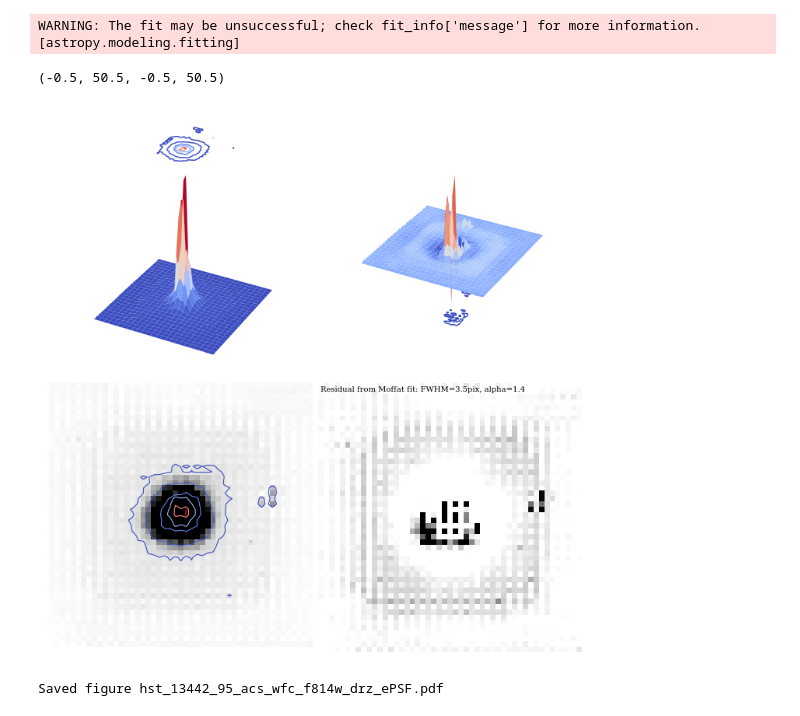
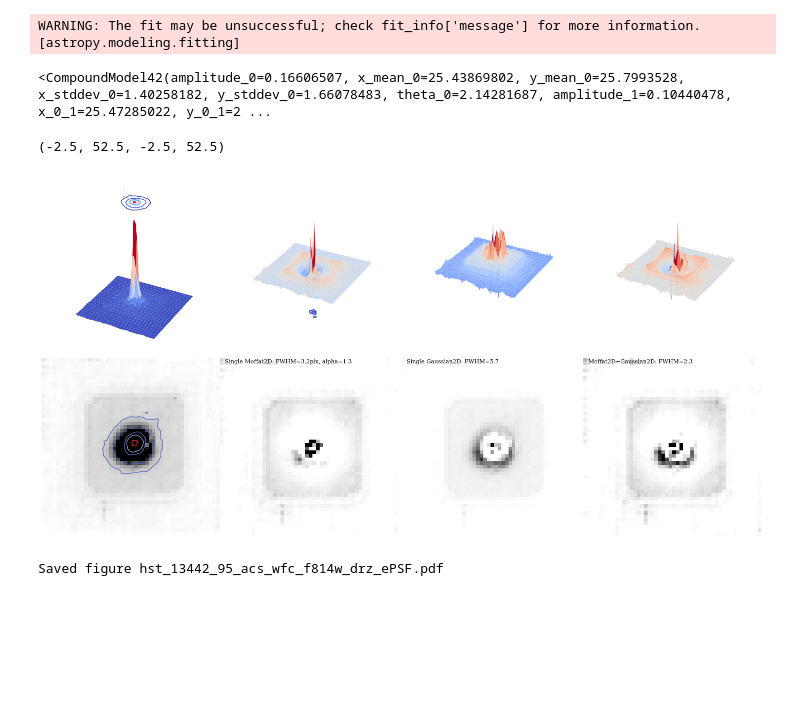
Before and after one commit to iskren-y-g/SB, a Jupyter notebook: psf_phot.ipynb, the cells around one changed output. Drawn from its saved outputs; the diff is of its cells as text; code cells hidden in the pictures; blank space fills up the shorter version.

```diff
--- a/psf_phot.ipynb
+++ b/psf_phot.ipynb
@@ -251,7 +243,7 @@ ePSF_stars_tbl.write('{:}_ePSF_stars.dat'.format(filename), format='ascii', over
 # %%
 # The extract_stars() function requires the input data as an NDData object.
 from astropy.nddata import NDData
-nddata = NDData(data=data-bkg_img)
+nddata = NDData(data=(data-bkg_img))
 
 # Extract the pixel cutouts of the selected stars:
 
@@ -272,14 +264,14 @@ from astropy.modeling.fitting import SLSQPLSQFitter,SimplexLSQFitter
 
 new_fitter = EPSFFitter(fit_boxsize=9) #,fitter=SLSQPLSQFitter())
 
-epsf_builder = EPSFBuilder(oversampling=2, maxiters=3, recentering_maxiters=3, recentering_func=centroids.centroid_com, \
-                           shift_val=0.01, fitter=new_fitter, progress_bar=True,smoothing_kernel='quartic', norm_radius=6.5)
+epsf_builder = EPSFBuilder(oversampling=2, maxiters=2, recentering_maxiters=4, recentering_func=centroids.centroid_com, \
+                           shift_val=0.1, fitter=new_fitter, progress_bar=True,smoothing_kernel='quartic', norm_radius=2.2)
 
 # Modify the clipping values
-epsf_builder.sigclip.maxiters=3
-epsf_builder.sigclip.sigma=3.0
-epsf_builder.sigclip.sigma_lower=2.
-epsf_builder.sigclip.sigma_upper=3.
+epsf_builder.sigclip.maxiters=1
+epsf_builder.sigclip.sigma=3.5
+epsf_builder.sigclip.sigma_lower=3.5
+epsf_builder.sigclip.sigma_upper=3.5
 
 epsf, fitted_stars = epsf_builder(ePSF_stars)
 epsf.data.max()
@@ -300,13 +292,18 @@ fit_mof = fitting.LevMarLSQFitter()
 mof2d = fit_mof(mof_init, x=epsf_x, y=epsf_y, z=epsf.data)
 
 # Composite
-g_m_init = models.Gaussian2D(amplitude=g2d.amplitude.value/2,x_mean=epsf.x_origin,y_mean=epsf.y_origin,x_stddev=1.5,y_stddev=1.5, theta=.5) + \
-models.Moffat2D(amplitude=mof2d.amplitude.value/2.,x_0=epsf.x_origin,y_0=epsf.y_origin,alpha=2.5,gamma=1.55)
+g_m_init = models.Gaussian2D(amplitude=g2d.amplitude.value/5,x_mean=g2d.x_mean.value,y_mean=g2d.y_mean.value,x_stddev=g2d.x_stddev.value,\
+                             y_stddev=g2d.y_stddev.value, theta=g2d.theta.value) + \
+models.Moffat2D(amplitude=mof2d.amplitude.value/1.,x_0=mof2d.x_0.value,y_0=mof2d.y_0.value,alpha=mof2d.alpha.value,gamma=mof2d.gamma.value)
 
 fit_g_m = fitting.LevMarLSQFitter()
 g_m_2d = fit_g_m(g_m_init, x=epsf_x, y=epsf_y, z=epsf.data)
 # %% [output]
 WARNING: The fit may be unsuccessful; check fit_info['message'] for more information. [astropy.modeling.fitting]
+# %%
+g_m_2d
+# %% [output]
+<CompoundModel42(amplitude_0=0.16606507, x_mean_0=25.43869802, y_mean_0=25.7993528, x_stddev_0=1.40258182, y_stddev_0=1.66078483, theta_0=2.14281687, amplitude_1=0.10440478, x_0_1=25.47285022, y_0_1=2 ...
 # %%
 # Create a mesh plot from a selected region around the target
 
@@ -317,47 +314,66 @@ from mpl_toolkits.mplot3d import Axes3D
 ny , nx = epsf.data.shape
 x = np.arange(0,nx,1)
 y = np.arange(0,ny,1)
 xv, yv = np.meshgrid(x,y)
 
 if 'fig4' in locals() or 'fig4' in globals(): plt.close(fig4)
 fig4 = plt.figure(4,figsize=(9.8,9.8))
 
 # Needed to ensure that the figure canvas is properly set. It may be messed up in a jupyter lab notebook
 fix_canvas(fig4)
 
 #fig4_ax = fig4.add_axes([.05,.05,.9,.9])
-fig4_ax = fig4.add_subplot(2,2,1, position=[.01,.01,.5,.5])
-fig4_ax2 = fig4.add_subplot(2,2,2, projection='3d', position=[.01,.5,.5,.5])
-fig4_ax3 = fig4.add_subplot(2,2,3, projection='3d', position=[.5,.5,.5,.5])
-fig4_ax4 = fig4.add_subplot(2,2,4, position=[.5,.0,.5,.5])
+fig4_ax1 = fig4.add_subplot(4,2,1, position=[.01,.01,.5,.5])
+fig4_ax2 = fig4.add_subplot(4,2,2, projection='3d', position=[.01,.5,.5,.5])
+fig4_ax3 = fig4.add_subplot(4,2,3, projection='3d', position=[.5,.5,.5,.5])
+fig4_ax4 = fig4.add_subplot(4,2,4, position=[.5,.0,.5,.5])
+fig4_ax5 = fig4.add_subplot(4,2,5, position=[1.0,.0,.5,.5])
+fig4_ax6 = fig4.add_subplot(4,2,6, projection='3d', position=[1.0,.5,.5,.5])
+fig4_ax7 = fig4.add_subplot(4,2,7, position=[1.5,.0,.5,.5])
+fig4_ax8 = fig4.add_subplot(4,2,8, projection='3d', position=[1.5,.5,.5,.5])
 
-fig4_ax.imshow(epsf.data, origin='lower',vmin=0,vmax=epsf.data.mean()*5, cmap='Greys')
-fig4_ax.contour(epsf.data, levels=[epsf.data.mean()*1,epsf.data.mean()*3,epsf.data.mean()*10,epsf.data.mean()*20,epsf.data.mean()*50,epsf.data.max()*.95], linewidths=1.1, cmap='coolwarm')
-fig4_ax.axis('off')
+fig4_ax1.imshow(epsf.data, origin='lower',vmin=0,vmax=epsf.data.mean()*5, cmap='Greys')
+fig4_ax1.contour(epsf.data, levels=[epsf.data.mean()*1.5,epsf.data.mean()*3.5,epsf.data.mean()*10,epsf.data.mean()*20,epsf.data.mean()*50,epsf.data.max()*.95], linewidths=1.1, cmap='coolwarm')
+fig4_ax1.axis('off')
 
 fig4_ax2.plot_surface(xv,yv,epsf.data, cmap='coolwarm',rcount=50,ccount=50)
 fig4_ax2.view_init(elev=30, azim=208)
 fig4_ax2.contour(xv,yv,epsf.data, zdir='z', offset=epsf.data.max()*1.2, \
-                 levels=[epsf.data.mean()*1,epsf.data.mean()*3,epsf.data.mean()*10,epsf.data.mean()*20,epsf.data.mean()*50,epsf.data.max()*.95], \
+                 levels=[epsf.data.mean()*1.5,epsf.data.mean()*3.5,epsf.data.mean()*10,epsf.data.mean()*20,epsf.data.mean()*50,epsf.data.max()*.95], \
                  cmap='coolwarm')
 fig4_ax2.axis('off')
 
 fig4_ax3.plot_surface(xv,yv,epsf.data-mof2d(epsf_x,epsf_y), cmap='coolwarm',rcount=50,ccount=50)
 fig4_ax3.view_init(elev=30, azim=208)
 fig4_ax3.contour(xv,yv,epsf.data-mof2d(epsf_x,epsf_y), zdir='z', offset=(epsf.data-mof2d(epsf_x,epsf_y)).min()*1.2, \
-                 levels=[epsf.data.mean()*1,epsf.data.mean()*3,epsf.data.mean()*10,epsf.data.mean()*20,epsf.data.mean()*50,epsf.data.max()*.95], \
+                 levels=[epsf.data.mean()*1.5,epsf.data.mean()*3.5,epsf.data.mean()*10,epsf.data.mean()*20,epsf.data.mean()*50,epsf.data.max()*.95], \
                  cmap='coolwarm')
 fig4_ax3.axis('off')
 
 #fig4_ax3.imshow(epsf.data-g2d(epsf_x,epsf_y), origin='lower',vmin=0,vmax=(epsf.data-g2d(epsf_x,epsf_y)).mean()*5, cmap='Greys',\
 #                label='Gaussian fit: $\sigma_x$={:.1f}, $\sigma_y$={:.1f}'.format(g2d.x_stddev.value, g2d.y_stddev.value))
-fig4_ax4.imshow(epsf.data-mof2d(epsf_x,epsf_y), origin='lower',vmin=(epsf.data-mof2d(epsf_x,epsf_y)).mean(),vmax=(epsf.data-mof2d(epsf_x,epsf_y)).mean()*10, cmap='Greys',\
-                label='Moffat fit: FWHM={:.1f}'.format(mof2d.fwhm))
-fig4_ax4.text(1,epsf.data.shape[0]-2,'Residual from Moffat fit: FWHM={:.1f}pix, alpha={:.1f}'.format(mof2d.fwhm,mof2d.alpha.value))
+fig4_ax4.imshow(epsf.data-mof2d(epsf_x,epsf_y), origin='lower',vmin=(epsf.data-mof2d(epsf_x,epsf_y)).mean(),vmax=abs(epsf.data-mof2d(epsf_x,epsf_y)).mean()*10, cmap='Greys')
+fig4_ax4.text(1,epsf.data.shape[0]-2,'Single Moffat2D: FWHM={:.1f}pix, alpha={:.1f}'.format(mof2d.fwhm,mof2d.alpha.value),size=11)
 fig4_ax4.axis('off')
+
+fig4_ax5.imshow(epsf.data-g2d(epsf_x,epsf_y), origin='lower',vmin=(epsf.data-g2d(epsf_x,epsf_y)).mean(),vmax=abs(epsf.data-g2d(epsf_x,epsf_y)).mean()*10, cmap='Greys')
+fig4_ax5.text(1,epsf.data.shape[0]-2,'Single Gaussian2D: FWHM={:.1f}'.format(np.sqrt(g2d.x_fwhm**2+g2d.y_fwhm**2)),size=11)
+fig4_ax5.axis('off')
+
+fig4_ax6.plot_surface(xv,yv,epsf.data-g2d(epsf_x,epsf_y), cmap='coolwarm',rcount=50,ccount=50)
+fig4_ax6.view_init(elev=30, azim=208)
+fig4_ax6.axis('off')
+
+fig4_ax7.imshow(epsf.data-g_m_2d(epsf_x,epsf_y), origin='lower',vmin=(epsf.data-g_m_2d(epsf_x,epsf_y)).mean(),vmax=abs(epsf.data-g_m_2d(epsf_x,epsf_y)).mean()*10, cmap='Greys')
+fig4_ax7.text(1,epsf.data.shape[0]-2,'Moffat2D+Gaussian2D: FWHM={:.1f}'.format(np.sqrt(g_m_2d.x_stddev_0**2+g2d.y_stddev**2)),size=11)
+fig4_ax7.axis('off')
+
+fig4_ax8.plot_surface(xv,yv,epsf.data-g_m_2d(epsf_x,epsf_y), cmap='coolwarm',rcount=50,ccount=50)
+fig4_ax8.view_init(elev=30, azim=208)
+fig4_ax8.axis('off')
 # %% [output]
-(-0.5, 50.5, -0.5, 50.5)
+(-2.5, 52.5, -2.5, 52.5)
-[figure, old version]
+[figure, new version]
 # %%
 # (Optional) Save the figure
 fig_file_name = '{:s}_ePSF.pdf'.format(filename)
```
Also changed, not shown: parts of 16 cells of this notebook.
